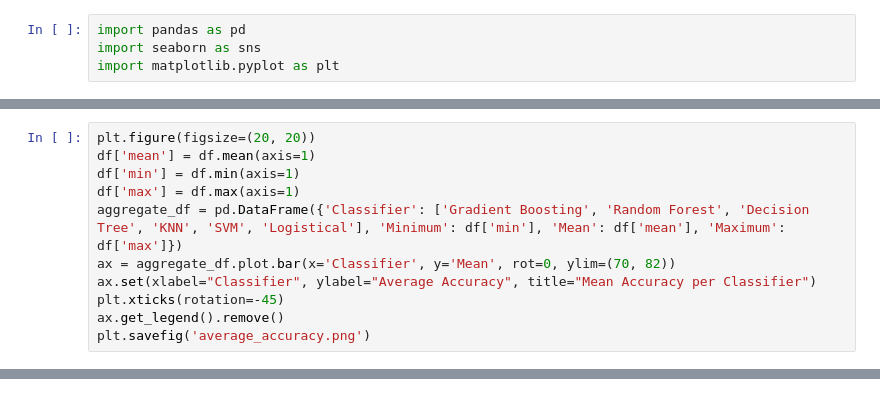
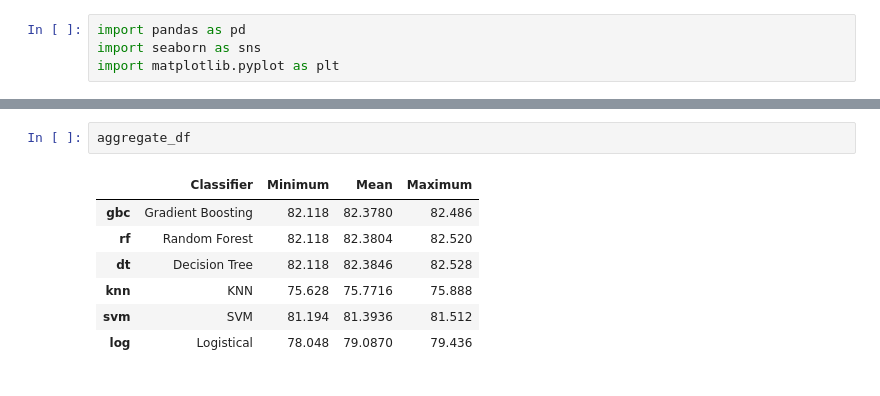
Before and after one commit to andey-robins/practical-ml, a Jupyter notebook: 01/visualizer.ipynb, the cells around one changed output, grey strips where cells are left out. Saved outputs shown, nothing was run; the diff lists cells and outputs as text.

```diff
--- a/01/visualizer.ipynb
+++ b/01/visualizer.ipynb
@@ -44,11 +43,0 @@ plt.savefig('heatmap.png')
-# %%
-plt.figure(figsize=(20, 20))
-df['mean'] = df.mean(axis=1)
-df['min'] = df.min(axis=1)
-df['max'] = df.max(axis=1)
-aggregate_df = pd.DataFrame({'Classifier': ['Gradient Boosting', 'Random Forest', 'Decision Tree', 'KNN', 'SVM', 'Logistical'], 'Minimum': df['min'], 'Mean': df['mean'], 'Maximum': df['max']})
-ax = aggregate_df.plot.bar(x='Classifier', y='Mean', rot=0, ylim=(70, 82))
-ax.set(xlabel="Classifier", ylabel="Average Accuracy", title="Mean Accuracy per Classifier")
-plt.xticks(rotation=-45)
-ax.get_legend().remove()
-plt.savefig('average_accuracy.png')
@@ -57,0 +55,10 @@ plt.savefig('average_accuracy.png')
+# %%
+aggregate_df
+# %% [output]
+|  | Classifier | Minimum | Mean | Maximum |
+| gbc | Gradient Boosting | 82.118 | 82.3780 | 82.486 |
+| rf | Random Forest | 82.118 | 82.3804 | 82.520 |
+| dt | Decision Tree | 82.118 | 82.3846 | 82.528 |
+| knn | KNN | 75.628 | 75.7716 | 75.888 |
+| svm | SVM | 81.194 | 81.3936 | 81.512 |
+| log | Logistical | 78.048 | 79.0870 | 79.436 |
```
Also changed, not shown: parts of 6 cells of this notebook, 4 other files.
